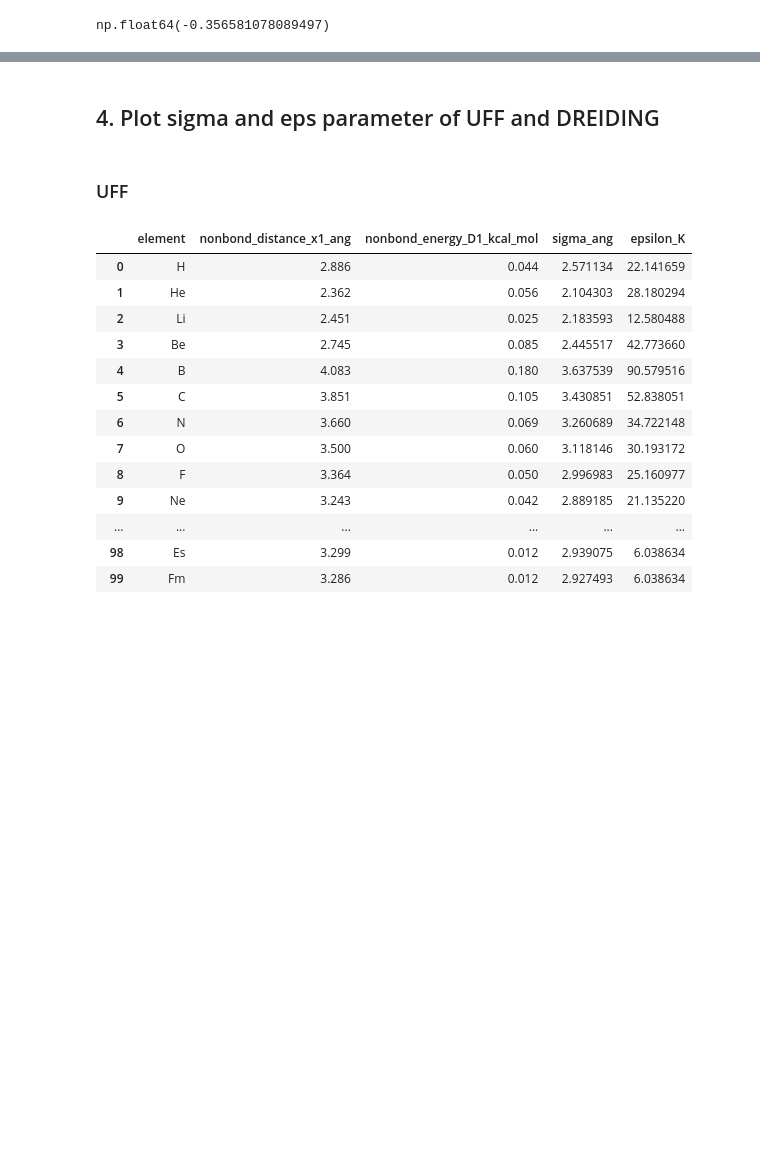
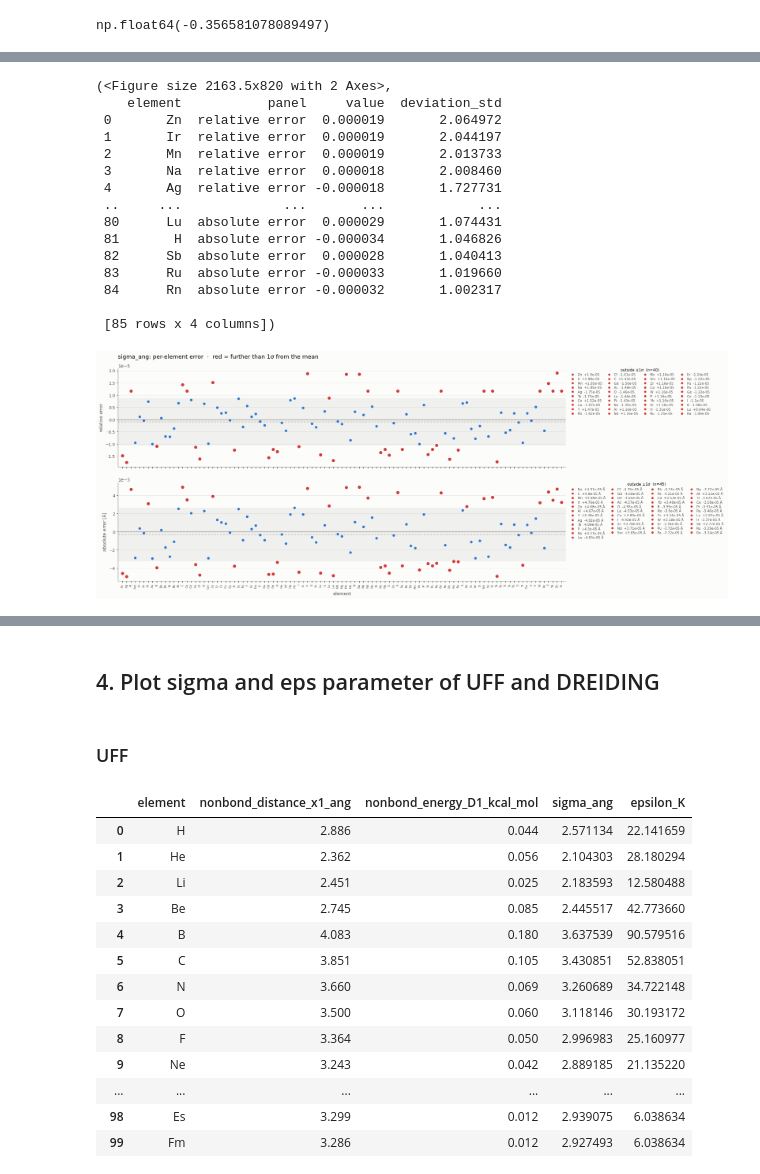
Before and after one commit to bebuhk/force_field_parameters, a Jupyter notebook: check_ff_parameter.ipynb, the cells around one changed output, grey strips where cells are left out. Saved outputs shown, nothing was run; the diff lists cells and outputs as text; code cells hidden in the pictures; blank space fills up the shorter version.

Commit message:
compare vincents raspa2 ff (as expected: same as the cDFT UFF.dat)

```diff
--- a/check_ff_parameter.ipynb
+++ b/check_ff_parameter.ipynb
@@ -455,0 +458,3 @@ test_ff
+# %%
+raspa2_vincent = parse_force_field(Path("ff_data/other/force_field_mixing_rules.def"))
+raspa2_vincent
@@ -1205,0 +1244,2 @@ np.float64(-0.356581078089497)
+# %%
+df_compare_both = get_error_force_field(raspa2_vincent)
@@ -1205,0 +1264,19 @@ np.float64(-0.356581078089497)
+# %%
+plot_error_profile(df_compare_both, "sigma_ang")
+# %% [output]
+(<Figure size 2163.5x820 with 2 Axes>,
+    element           panel     value  deviation_std
+ 0       Zn  relative error  0.000019       2.064972
+ 1       Ir  relative error  0.000019       2.044197
+ 2       Mn  relative error  0.000019       2.013733
+ 3       Na  relative error  0.000018       2.008460
+ 4       Ag  relative error -0.000018       1.727731
+ ..     ...             ...       ...            ...
+ 80      Lu  absolute error  0.000029       1.074431
+ 81       H  absolute error -0.000034       1.046826
+ 82      Sb  absolute error  0.000028       1.040413
+ 83      Ru  absolute error -0.000033       1.019660
+ 84      Rn  absolute error -0.000032       1.002317
+
+ [85 rows x 4 columns])
+[figure, added]
```
Also changed, not shown: parts of 27 cells of this notebook, 2 other files.
